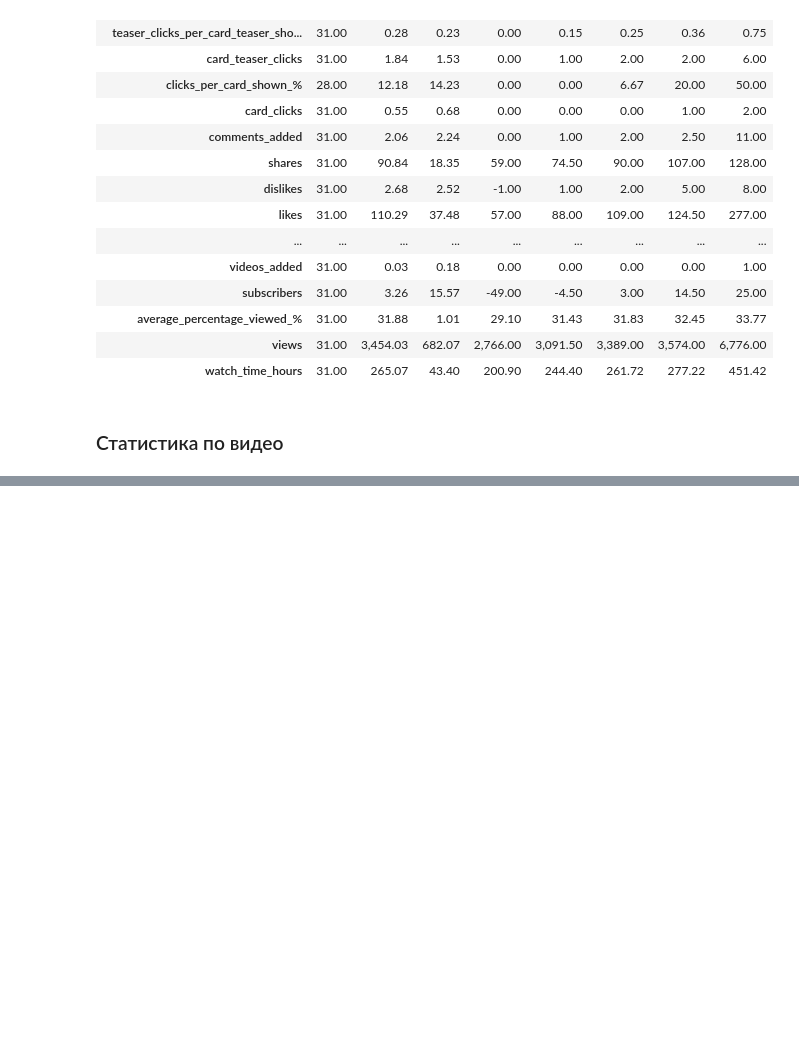
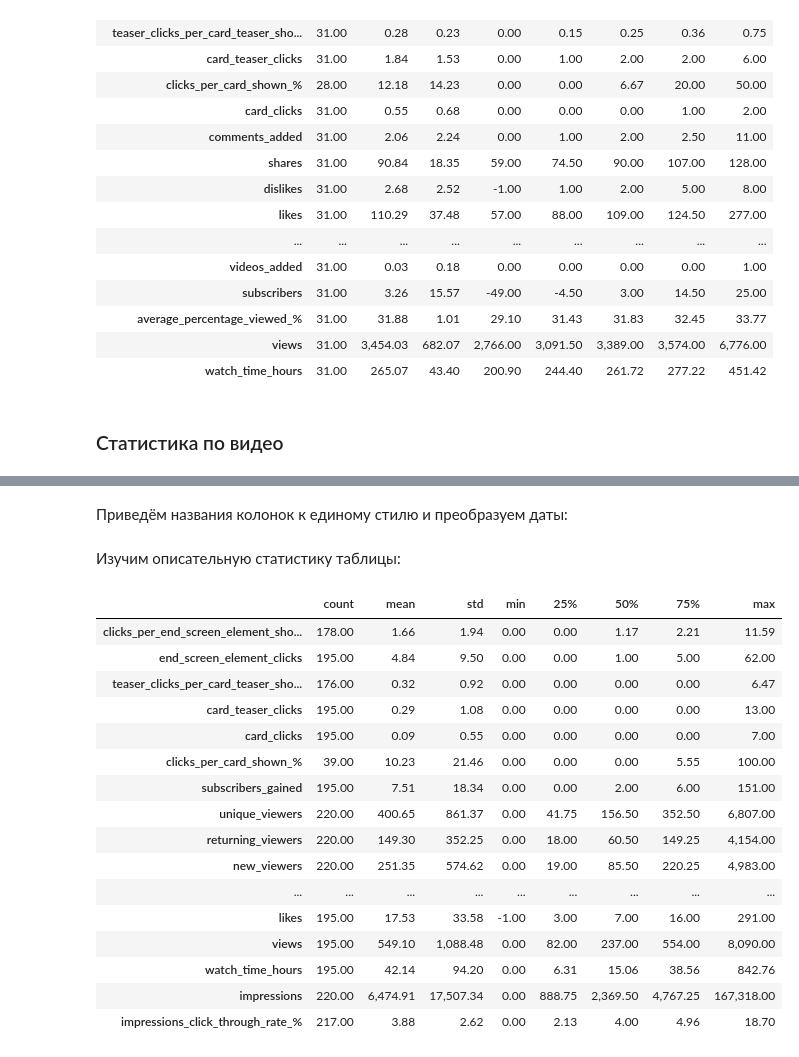
Before and after one commit to dmitry-filimonov/Pet-Projects, a Jupyter notebook: youtube_analytics/Анализ метрик AIDA для Youtube канала.ipynb, the cells around one changed output, grey strips where cells are left out. Saved outputs shown, nothing was run; the diff lists cells and outputs as text; code cells hidden in the pictures; blank space fills up the shorter version.

```diff
--- a/youtube_analytics/Анализ метрик AIDA для Youtube канала.ipynb
+++ b/youtube_analytics/Анализ метрик AIDA для Youtube канала.ipynb
@@ -242,0 +237,40 @@ memory usage: 43.0+ KB
+# %% [markdown]
+Приведём названия колонок к единому стилю и преобразуем даты:
+# %%
+# меняем названия колонок
+
+content.columns = [
+    x
+    .lower()
+    .replace(' ' , '_')
+    .replace('-', '_')
+    .replace('(', '')
+    .replace(')', '')
+    for x in content.columns
+]
+
+# преобразуем даты
+
+content['video_publish_time'] = pd.to_datetime(content['video_publish_time'])
+# %% [markdown]
+Изучим описательную статистику таблицы:
+# %%
+content.describe().T
+# %% [output]
+|  | count | mean | std | min | 25% | 50% | 75% | max |
+| clicks_per_end_screen_element_sho... | 178.00 | 1.66 | 1.94 | 0.00 | 0.00 | 1.17 | 2.21 | 11.59 |
+| end_screen_element_clicks | 195.00 | 4.84 | 9.50 | 0.00 | 0.00 | 1.00 | 5.00 | 62.00 |
+| teaser_clicks_per_card_teaser_sho... | 176.00 | 0.32 | 0.92 | 0.00 | 0.00 | 0.00 | 0.00 | 6.47 |
+| card_teaser_clicks | 195.00 | 0.29 | 1.08 | 0.00 | 0.00 | 0.00 | 0.00 | 13.00 |
+| card_clicks | 195.00 | 0.09 | 0.55 | 0.00 | 0.00 | 0.00 | 0.00 | 7.00 |
+| clicks_per_card_shown_% | 39.00 | 10.23 | 21.46 | 0.00 | 0.00 | 0.00 | 5.55 | 100.00 |
+| subscribers_gained | 195.00 | 7.51 | 18.34 | 0.00 | 0.00 | 2.00 | 6.00 | 151.00 |
+| unique_viewers | 220.00 | 400.65 | 861.37 | 0.00 | 41.75 | 156.50 | 352.50 | 6,807.00 |
+| returning_viewers | 220.00 | 149.30 | 352.25 | 0.00 | 18.00 | 60.50 | 149.25 | 4,154.00 |
+| new_viewers | 220.00 | 251.35 | 574.62 | 0.00 | 19.00 | 85.50 | 220.25 | 4,983.00 |
+| ... | ... | ... | ... | ... | ... | ... | ... | ... |
+| likes | 195.00 | 17.53 | 33.58 | -1.00 | 3.00 | 7.00 | 16.00 | 291.00 |
+| views | 195.00 | 549.10 | 1,088.48 | 0.00 | 82.00 | 237.00 | 554.00 | 8,090.00 |
+| watch_time_hours | 195.00 | 42.14 | 94.20 | 0.00 | 6.31 | 15.06 | 38.56 | 842.76 |
+| impressions | 220.00 | 6,474.91 | 17,507.34 | 0.00 | 888.75 | 2,369.50 | 4,767.25 | 167,318.00 |
+| impressions_click_through_rate_% | 217.00 | 3.88 | 2.62 | 0.00 | 2.13 | 4.00 | 4.96 | 18.70 |
```
Also changed, not shown: parts of 5 cells of this notebook, 1 other file.
